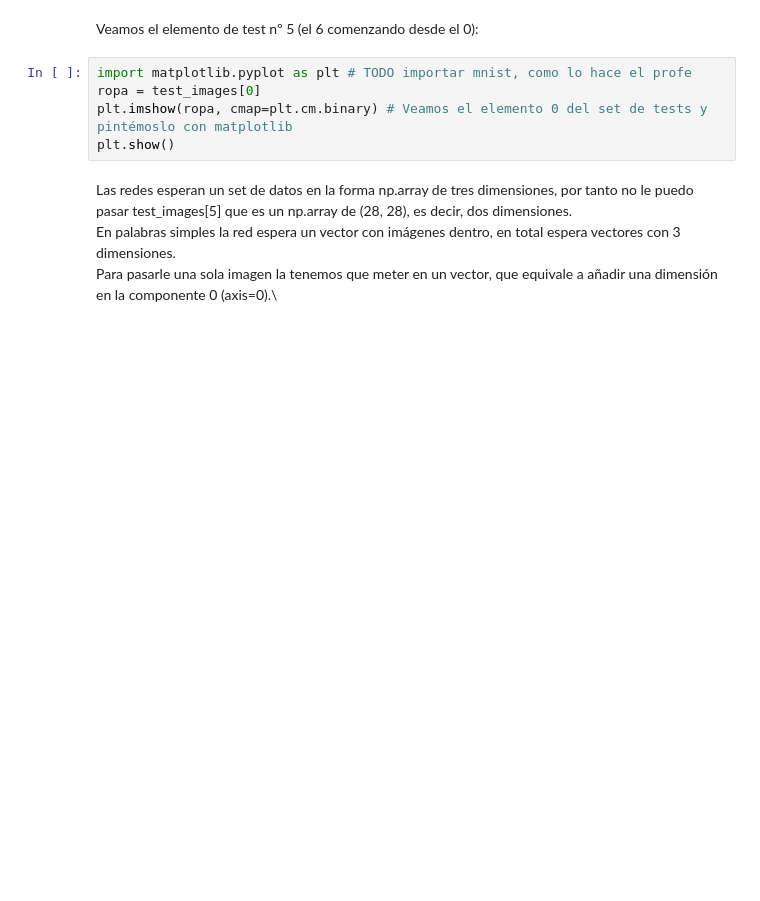
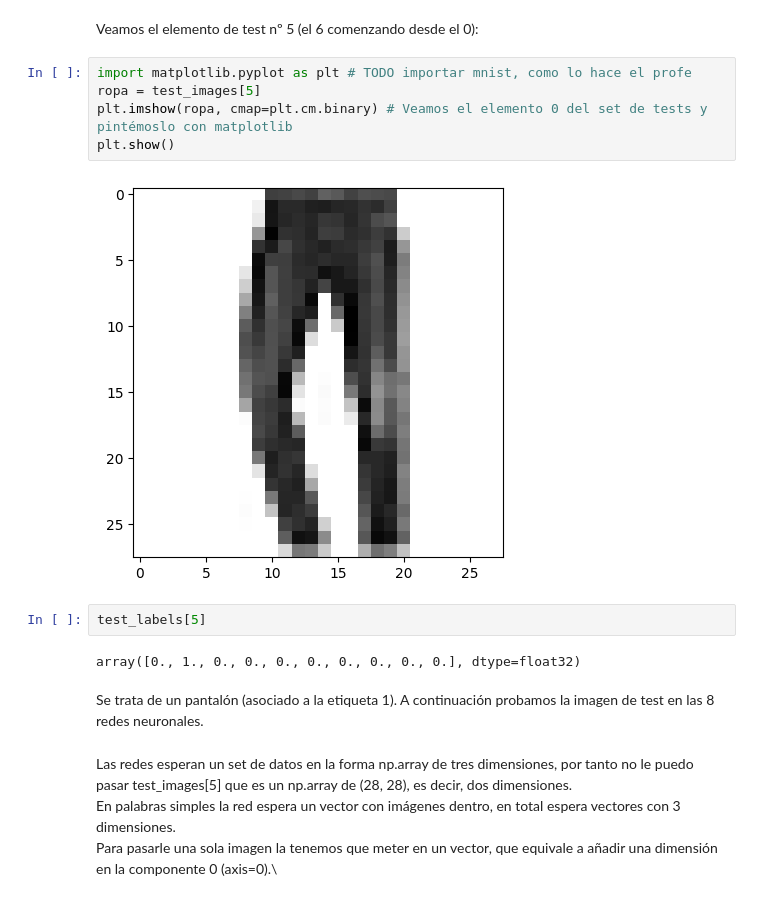
Before and after one commit to Alf-caput/P1_RNClasificadorZalando, a Jupyter notebook: P1_ClasificadorRopa.ipynb, the cells around one changed output. Drawn from its saved outputs; the diff is of its cells as text; blank space fills up the shorter version.

Commit message:
graficado la imagen de test nº 6

```diff
--- a/P1_ClasificadorRopa.ipynb
+++ b/P1_ClasificadorRopa.ipynb
@@ -576,9 +576,18 @@ test_acc: 0.8511999845504761
 Veamos el elemento de test nº 5 (el 6 comenzando desde el 0):
 # %%
 import matplotlib.pyplot as plt # TODO importar mnist, como lo hace el profe
-ropa = test_images[0]
+ropa = test_images[5]
 plt.imshow(ropa, cmap=plt.cm.binary) # Veamos el elemento 0 del set de tests y pintémoslo con matplotlib
 plt.show()
+# %% [output]
+[figure, added]
+# %%
+test_labels[5]
+# %% [output]
+array([0., 1., 0., 0., 0., 0., 0., 0., 0., 0.], dtype=float32)
+# %% [markdown]
+Se trata de un pantalón (asociado a la etiqueta 1).
+A continuación probamos la imagen de test en las 8 redes neuronales.
 # %% [markdown]
 Las redes esperan un set de datos en la forma np.array de tres dimensiones, por tanto no le puedo pasar test_images[5] que es un np.array de (28, 28), es decir, dos dimensiones.\
 En palabras simples la red espera un vector con imágenes dentro, en total espera vectores con 3 dimensiones.\
```
Also changed, not shown: parts of 1 cell of this notebook.
